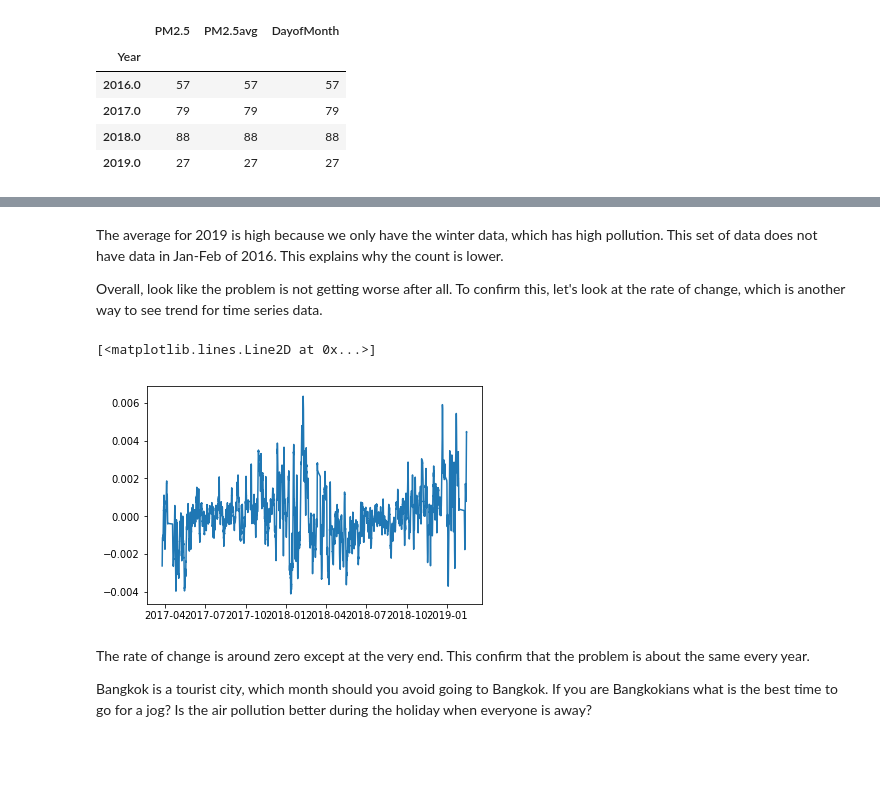
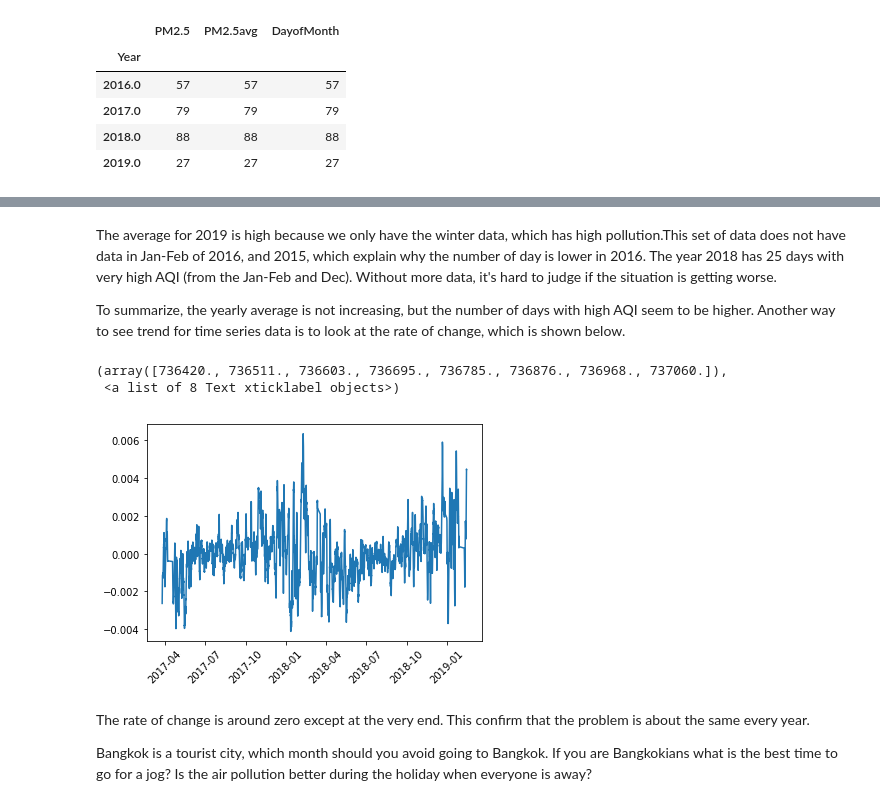
Before and after one commit to worasom/aqi_thailand, a Jupyter notebook: viz_AQI.ipynb, the cells around one changed output, grey strips where cells are left out. Drawn from its saved outputs; the diff is of its cells as text; code cells hidden in the pictures; blank space fills up the shorter version.

```diff
--- a/viz_AQI.ipynb
+++ b/viz_AQI.ipynb
@@ -258,3 +275,6 @@ memory usage: 1.9+ MB
  2016-03-04 18:00:00   25.6  39.741667  2016  March           4    Friday
  2016-03-04 19:00:00   32.1  38.766667  2016  March           4    Friday,
  None)
+# %%
+pm25 = pd.read_csv('data/bkk_pm25_proc.csv')
+pm25.head(), pm25.info()
@@ -285,12 +335,14 @@ pm25[pm25['PM2.5avg'] > 35].resample('d').mean().groupby('Year').count()
 # %% [markdown]
-The average for 2019 is high because we only have the winter data, which has high pollution. This set of data does not have data in Jan-Feb of 2016. This explains why the count is lower.
+The average for 2019 is high because we only have the winter data, which has high pollution.This set of data does not have data in Jan-Feb of 2016, and 2015, which explain why the number of day is lower in 2016. The year 2018 has 25 days with very high AQI (from the Jan-Feb and Dec). Without more data, it's hard to judge if the situation is getting worse.
 
-Overall, look like the problem is not getting worse after all. To confirm this, let's look at the rate of change, which is another way to see trend for time series data.
+To summarize, the yearly average is not increasing, but the number of days with high AQI seem to be higher. Another way to see trend for time series data is to look at the rate of change, which is shown below.
 # %%
 plt.plot(pm25['PM2.5avg'].diff().rolling(24*30*12).mean())
+plt.xticks(rotation=45)
 # %% [output]
-[<matplotlib.lines.Line2D at 0x...>]
+(array([736420., 736511., 736603., 736695., 736785., 736876., 736968., 737060.]),
+ <a list of 8 Text xticklabel objects>)
-[figure, old version]
+[figure, new version]
 # %% [markdown]
 The rate of change is around zero except at the very end. This confirm that the problem is about the same every year.
 
```
Also changed, not shown: parts of 12 cells of this notebook.
